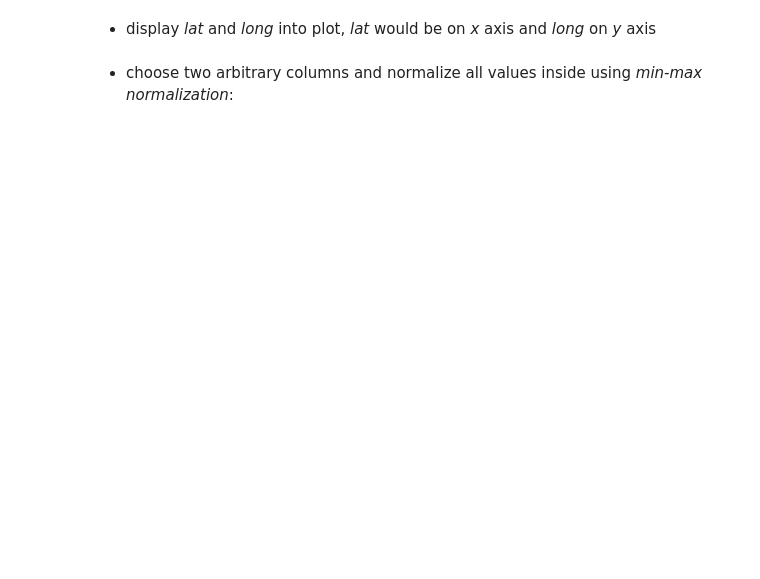
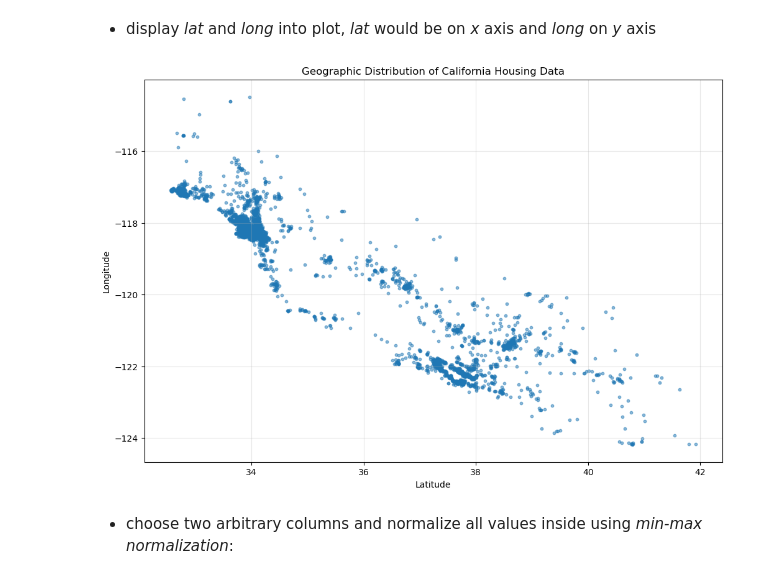
Before and after one commit to Zoomma1/VUT_Machine_Learning_Fundamentals_Victor_Germain, a Jupyter notebook: Lab02_Python_Introduction/Lab02.ipynb, the cells around one changed output. Drawn from its saved outputs; the diff is of its cells as text; code cells hidden in the pictures; blank space fills up the shorter version.

```diff
--- a/Lab02_Python_Introduction/Lab02.ipynb
+++ b/Lab02_Python_Introduction/Lab02.ipynb
@@ -402,2 +449,12 @@ The purpose of this exercise is to learn basic operations of **pandas** library.
 # %% [markdown]
  - check if any of the columns contain NaN values, if yes, replace the NaN values with the arithmetic mean of the whole dataset
+# %%
+nan_check = dataset.isnull().sum()
+print("NaN values per column:")
+print(nan_check)
+
+if nan_check.sum() > 0:
+    dataset = dataset.fillna(dataset.mean())
+    print("\nNaN values replaced with column means")
+else:
+    print("\nNo NaN values found in the dataset")
@@ -404,4 +475,14 @@ The purpose of this exercise is to learn basic operations of **pandas** library.
 # %% [markdown]
  - display *lat* and *long* into plot, *lat* would be on *x* axis and *long* on *y* axis
+# %%
+plt.figure(figsize=(12, 8))
+plt.scatter(dataset['latitude'], dataset['longitude'], alpha=0.5, s=10)
+plt.xlabel('Latitude')
+plt.ylabel('Longitude')
+plt.title('Geographic Distribution of California Housing Data')
+plt.grid(True, alpha=0.3)
+plt.show()
+# %% [output]
+[figure, added]
 # %% [markdown]
 - choose two arbitrary columns and normalize all values inside using *min-max normalization*:
```
Also changed, not shown: parts of 9 cells of this notebook.
